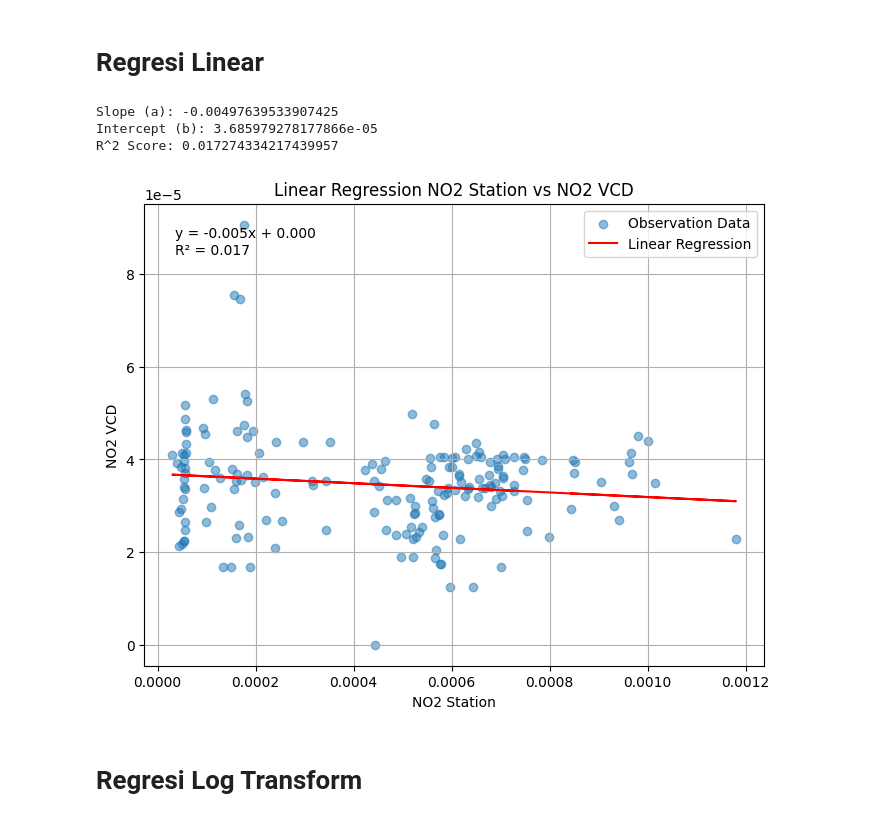
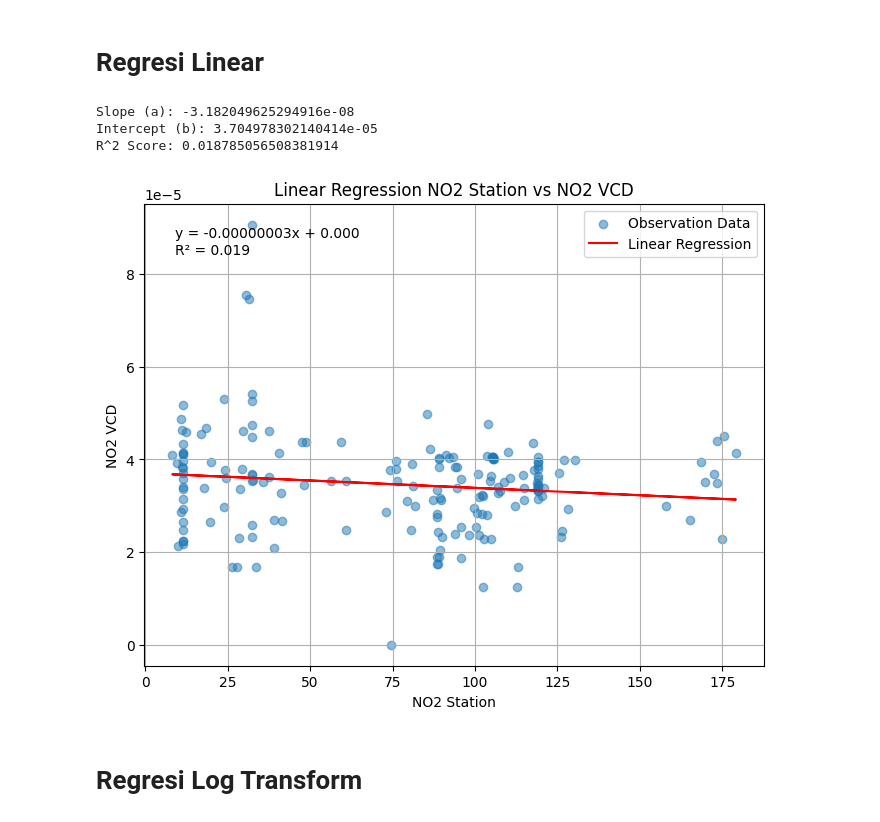
Before and after one commit to nuryuwii-cue/gap_filling_no2_sentinel5p_rfstk, a Jupyter notebook: 03-no2_vcd_station_correlation_analysis.ipynb, the cells around one changed output. Cells and saved outputs as stored; diff of their text form; code cells hidden in the pictures.

```diff
--- a/03-no2_vcd_station_correlation_analysis.ipynb
+++ b/03-no2_vcd_station_correlation_analysis.ipynb
@@ -51,6 +53,8 @@ df['no2_station_vcd'] = K * (
     0.184 * (df['no2_station_smooth'] - 2.83)
 )
 
+df['no2_station_correction'] = df['no2_station_smooth'] * df['pb'] / 46 * 1e-6
+
 # Konversi molekul/cm² ke mol/m2
 NA = 6.022e23  # Avogadro
 
@@ -96,0 +186,19 @@ plt.show()
+# %%
+# Hitung K faktor
+df['K_calculated'] = (df['no2_station_vcd_mol_m2']) / (df['no2_station_smooth'])
+
+# Hitung standar deviasi untuk kedua variabel
+std_station = df['no2_station_smooth'].std()
+std_vcd = df['no2_station_vcd_mol_m2'].std()
+print(f"Standar Deviasi NO₂ Stasiun: {std_station:.2f} μg/m³")
+print(f"Standar Deviasi NO₂ Stasiun (VCD): {std_vcd:.2e} mol/m²")
+
+# Hitung min max untuk kedua variabel
+min_station = df['no2_station_smooth'].min()
+max_station = df['no2_station_smooth'].max()
+min_vcd = df['no2_station_vcd_mol_m2'].min()
+max_vcd = df['no2_station_vcd_mol_m2'].max()
+print(f"Min NO₂ Stasiun: {min_station:.2f} μg/m³")
+print(f"Max NO₂ Stasiun: {max_station:.2f} μg/m³")
+print(f"Min NO₂ Stasiun (VCD): {min_vcd:.2e} mol/m²")
+print(f"Max NO₂ Stasiun (VCD): {max_vcd:.2e} mol/m²")
@@ -248,10 +440,10 @@ df_master = df.copy()
 
 
 # Drop NaN
-df_clean = df_master[['no2_station_vcd_mol_m2', 'no2_vcd_filled']].dropna()
+df_clean = df_master[['no2_station_smooth', 'no2_vcd_filled']].dropna()
 
 # Definisikan X dan Y
-X = df_clean[['no2_station_vcd_mol_m2']].values
+X = df_clean[['no2_station_smooth']].values
 y = df_clean['no2_vcd_filled'].values
 
 # Model regresi
@@ -270,36 +462,36 @@ print(f"Slope (a): {slope}")
 print(f"Intercept (b): {intercept}")
 print(f"R^2 Score: {r2}")
 # %% [output]
-Slope (a): -0.00497639533907425
-Intercept (b): 3.685979278177866e-05
-R^2 Score: 0.017274334217439957
+Slope (a): -3.182049625294916e-08
+Intercept (b): 3.704978302140414e-05
+R^2 Score: 0.018785056508381914
 # %%
 plt.figure(figsize=(8,6))
 
 # Scatter plot
 plt.scatter(X, y, alpha=0.5, label='Observation Data')
 
 # Garis regresi
 plt.plot(X, y_pred, color='red', label='Linear Regression')
 
 # Label
 plt.xlabel('NO2 Station')
 plt.ylabel('NO2 VCD')
 plt.title('Linear Regression NO2 Station vs NO2 VCD')
 
 # Tambah persamaan di plot
 plt.text(
     0.05, 0.95,
-    f'y = {slope:.3f}x + {intercept:.3f}\nR² = {r2:.3f}',
+    f'y = {slope:.8f}x + {intercept:.3f}\nR² = {r2:.3f}',
     transform=plt.gca().transAxes,
     verticalalignment='top'
 )
 
 plt.legend()
 plt.grid()
 plt.show()
 # %% [output]
-[figure, old version]
+[figure, new version]
 # %% [markdown]
 # **Regresi Log Transform**
 # %%
```
Also changed, not shown: parts of 21 cells of this notebook.
